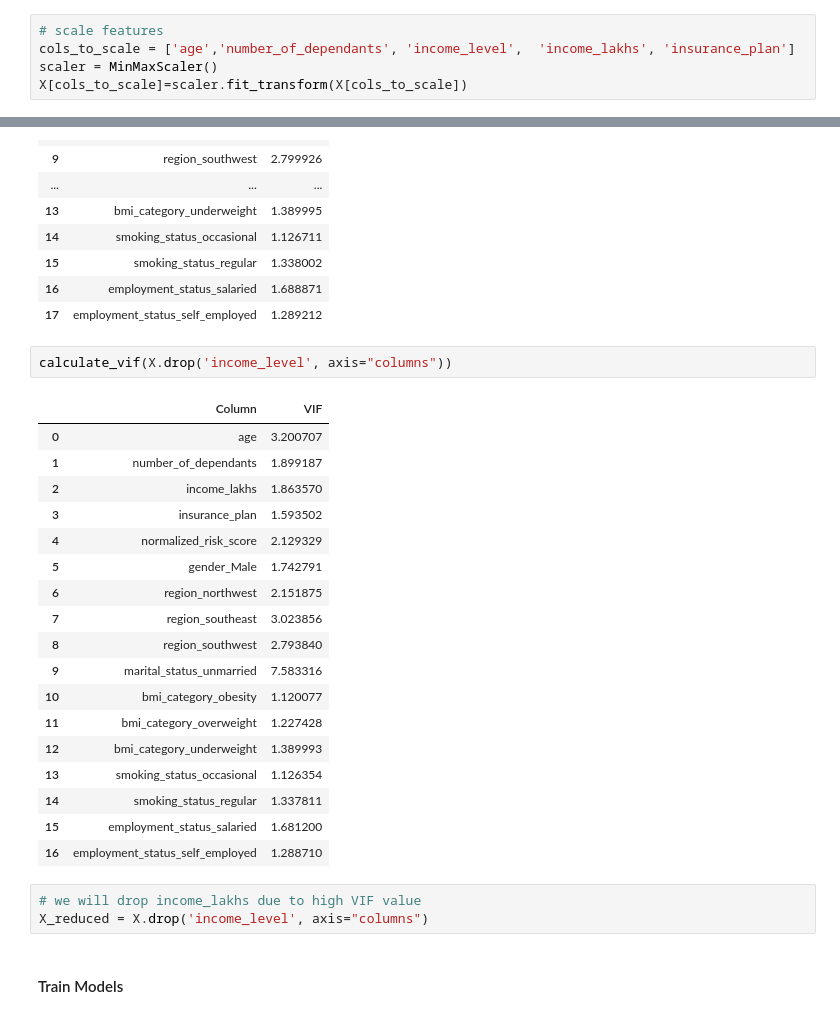
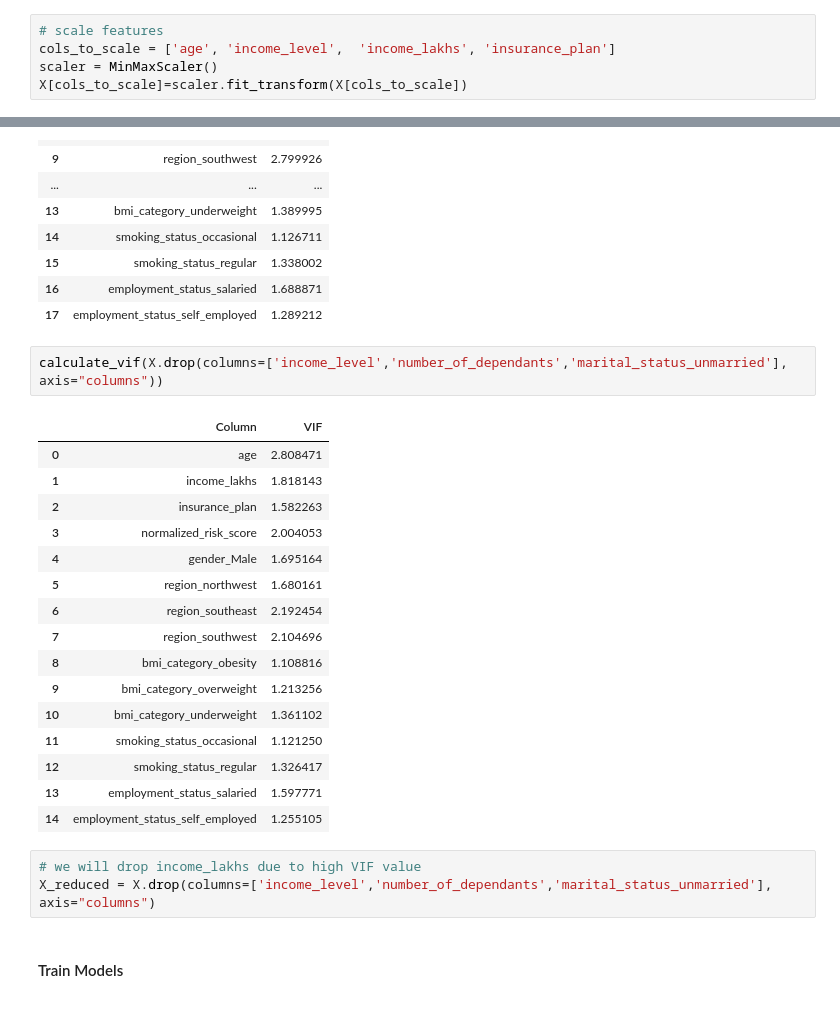
Before and after one commit to gianlucapes/health_care_premium, a Jupyter notebook: notebook/ml_premium_life_style_young.ipynb, the cells around one changed output, grey strips where cells are left out. Saved outputs shown, nothing was run; the diff lists cells and outputs as text.

```diff
--- a/notebook/ml_premium_life_style_young.ipynb
+++ b/notebook/ml_premium_life_style_young.ipynb
@@ -528,7 +528,7 @@ y = df_encoded['annual_premium_amount']
 ##### MinMax Scaler
 # %%
 # scale features
-cols_to_scale = ['age','number_of_dependants', 'income_level',  'income_lakhs', 'insurance_plan']
+cols_to_scale = ['age', 'income_level',  'income_lakhs', 'insurance_plan']
 scaler = MinMaxScaler()
 X[cols_to_scale]=scaler.fit_transform(X[cols_to_scale])
 # %%
@@ -552,29 +552,27 @@ calculate_vif(X)
 | 16 | employment_status_salaried | 1.688871 |
 | 17 | employment_status_self_employed | 1.289212 |
 # %%
-calculate_vif(X.drop('income_level', axis="columns"))
+calculate_vif(X.drop(columns=['income_level','number_of_dependants','marital_status_unmarried'], axis="columns"))
 # %% [output]
 |  | Column | VIF |
-| 0 | age | 3.200707 |
-| 1 | number_of_dependants | 1.899187 |
-| 2 | income_lakhs | 1.863570 |
-| 3 | insurance_plan | 1.593502 |
-| 4 | normalized_risk_score | 2.129329 |
-| 5 | gender_Male | 1.742791 |
-| 6 | region_northwest | 2.151875 |
-| 7 | region_southeast | 3.023856 |
-| 8 | region_southwest | 2.793840 |
-| 9 | marital_status_unmarried | 7.583316 |
-| 10 | bmi_category_obesity | 1.120077 |
-| 11 | bmi_category_overweight | 1.227428 |
-| 12 | bmi_category_underweight | 1.389993 |
-| 13 | smoking_status_occasional | 1.126354 |
-| 14 | smoking_status_regular | 1.337811 |
-| 15 | employment_status_salaried | 1.681200 |
-| 16 | employment_status_self_employed | 1.288710 |
+| 0 | age | 2.808471 |
+| 1 | income_lakhs | 1.818143 |
+| 2 | insurance_plan | 1.582263 |
+| 3 | normalized_risk_score | 2.004053 |
+| 4 | gender_Male | 1.695164 |
+| 5 | region_northwest | 1.680161 |
+| 6 | region_southeast | 2.192454 |
+| 7 | region_southwest | 2.104696 |
+| 8 | bmi_category_obesity | 1.108816 |
+| 9 | bmi_category_overweight | 1.213256 |
+| 10 | bmi_category_underweight | 1.361102 |
+| 11 | smoking_status_occasional | 1.121250 |
+| 12 | smoking_status_regular | 1.326417 |
+| 13 | employment_status_salaried | 1.597771 |
+| 14 | employment_status_self_employed | 1.255105 |
 # %%
 # we will drop income_lakhs due to high VIF value
-X_reduced = X.drop('income_level', axis="columns")
+X_reduced = X.drop(columns=['income_level','number_of_dependants','marital_status_unmarried'], axis="columns")
 # %% [markdown]
 #### Train Models
 # %%
```
Also changed, not shown: parts of 18 cells of this notebook, 8 other files.
